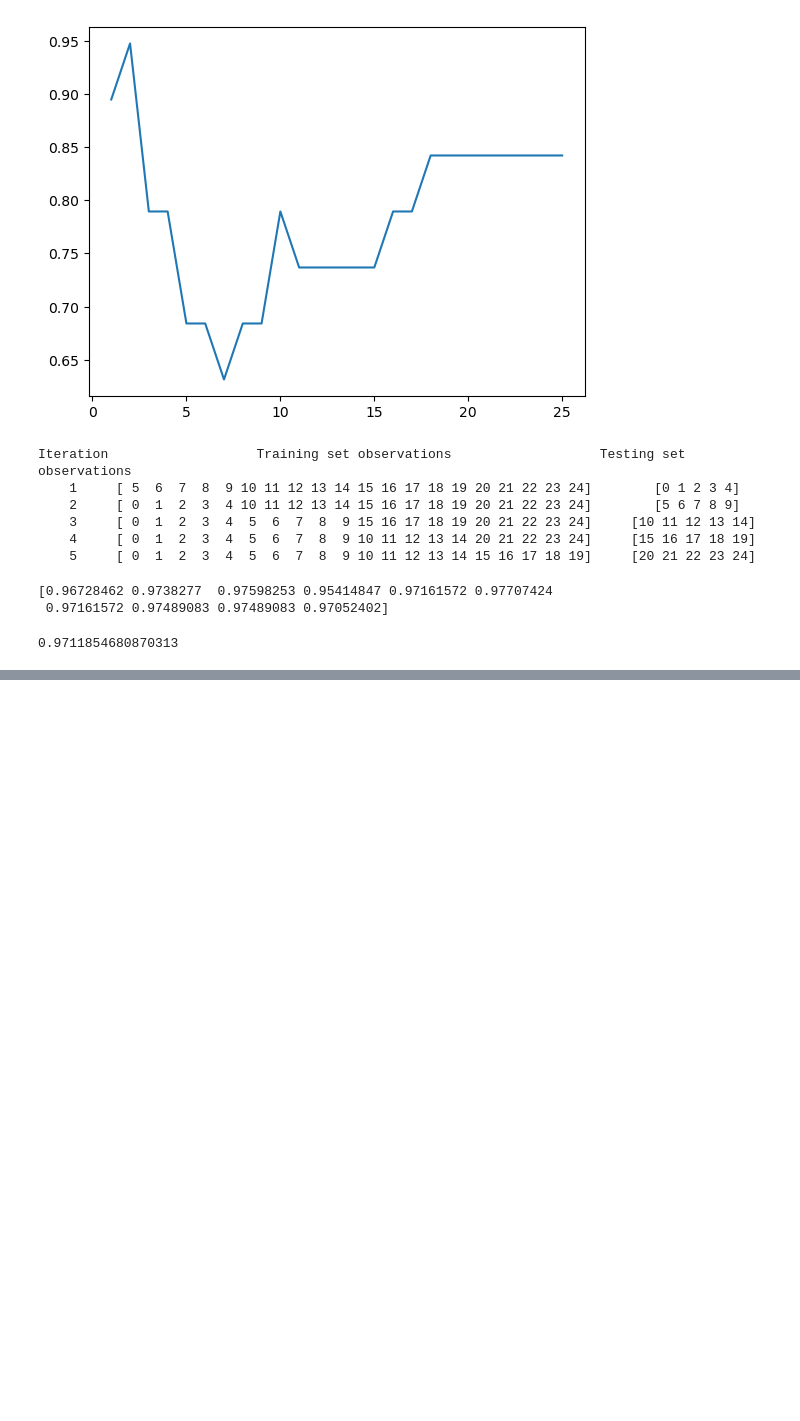
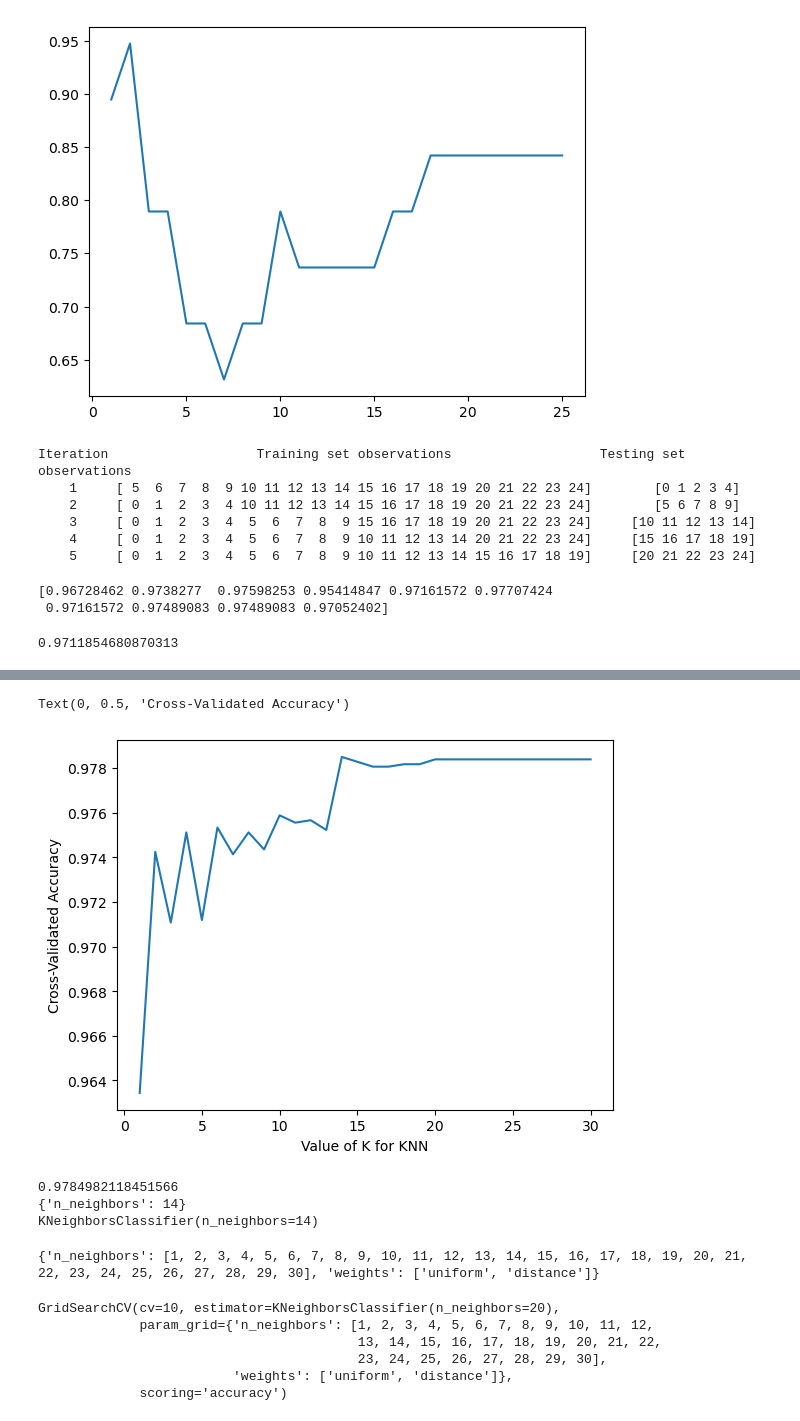
Before and after one commit to shruthivenkat/CECS550_Group6, a Jupyter notebook: #7 - Cross Validation.ipynb, the cells around one changed output, grey strips where cells are left out. Saved outputs shown, nothing was run; the diff lists cells and outputs as text; code cells hidden in the pictures; blank space fills up the shorter version.

```diff
--- a/#7 - Cross Validation.ipynb
+++ b/#7 - Cross Validation.ipynb
@@ -597,0 +659,32 @@ print(scores.mean())
+# %%
+plt.plot(k_range, grid_mean_scores)
+plt.xlabel('Value of K for KNN')
+plt.ylabel('Cross-Validated Accuracy')
+# %% [output]
+Text(0, 0.5, 'Cross-Validated Accuracy')
+[figure, added]
+# %%
+print(grid.best_score_)
+print(grid.best_params_)
+print(grid.best_estimator_)
+# %% [output]
+0.9784982118451566
+{'n_neighbors': 14}
+KNeighborsClassifier(n_neighbors=14)
+# %%
+k_range = list(range(1, 31))
+weight_options = ['uniform', 'distance']
+param_grid = dict(n_neighbors=k_range, weights=weight_options)
+print(param_grid)
+# %% [output]
+{'n_neighbors': [1, 2, 3, 4, 5, 6, 7, 8, 9, 10, 11, 12, 13, 14, 15, 16, 17, 18, 19, 20, 21, 22, 23, 24, 25, 26, 27, 28, 29, 30], 'weights': ['uniform', 'distance']}
+# %%
+grid = GridSearchCV(knn, param_grid, cv=10, scoring='accuracy', return_train_score=False)
+grid.fit(X, y)
+# %% [output]
+GridSearchCV(cv=10, estimator=KNeighborsClassifier(n_neighbors=20),
+             param_grid={'n_neighbors': [1, 2, 3, 4, 5, 6, 7, 8, 9, 10, 11, 12,
+                                         13, 14, 15, 16, 17, 18, 19, 20, 21, 22,
+                                         23, 24, 25, 26, 27, 28, 29, 30],
+                         'weights': ['uniform', 'distance']},
+             scoring='accuracy')
```
Also changed, not shown: parts of 15 cells of this notebook.
